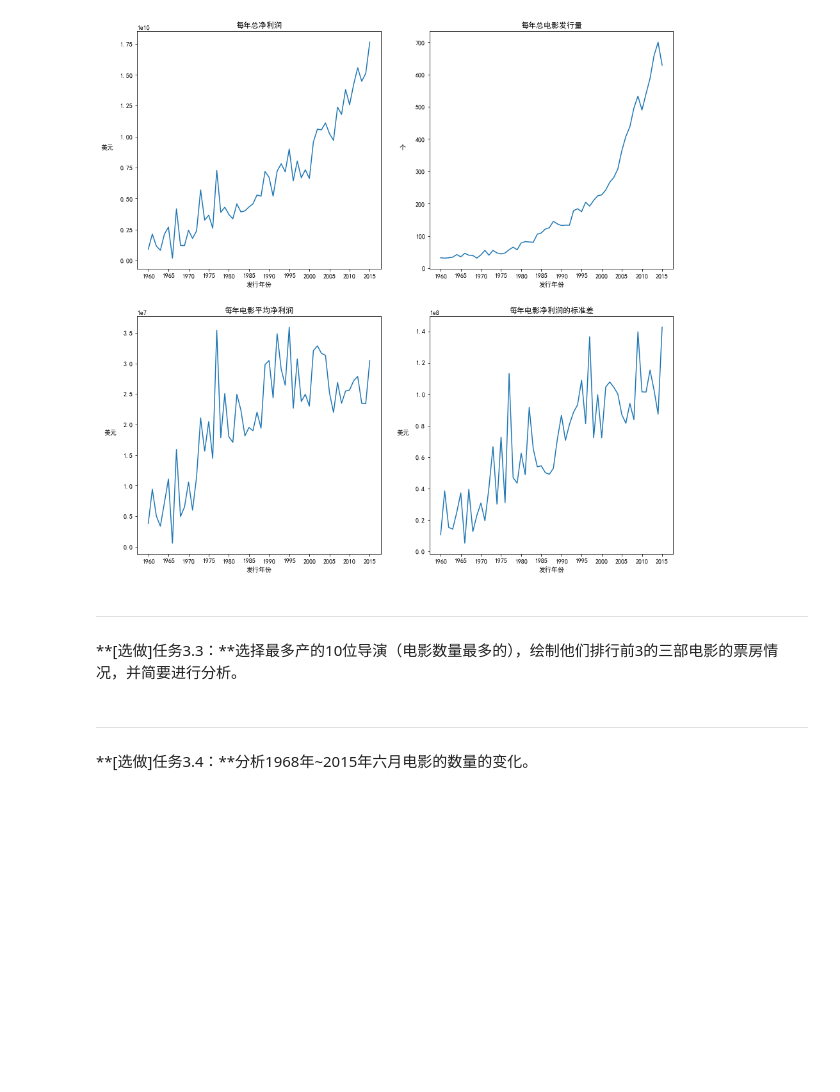
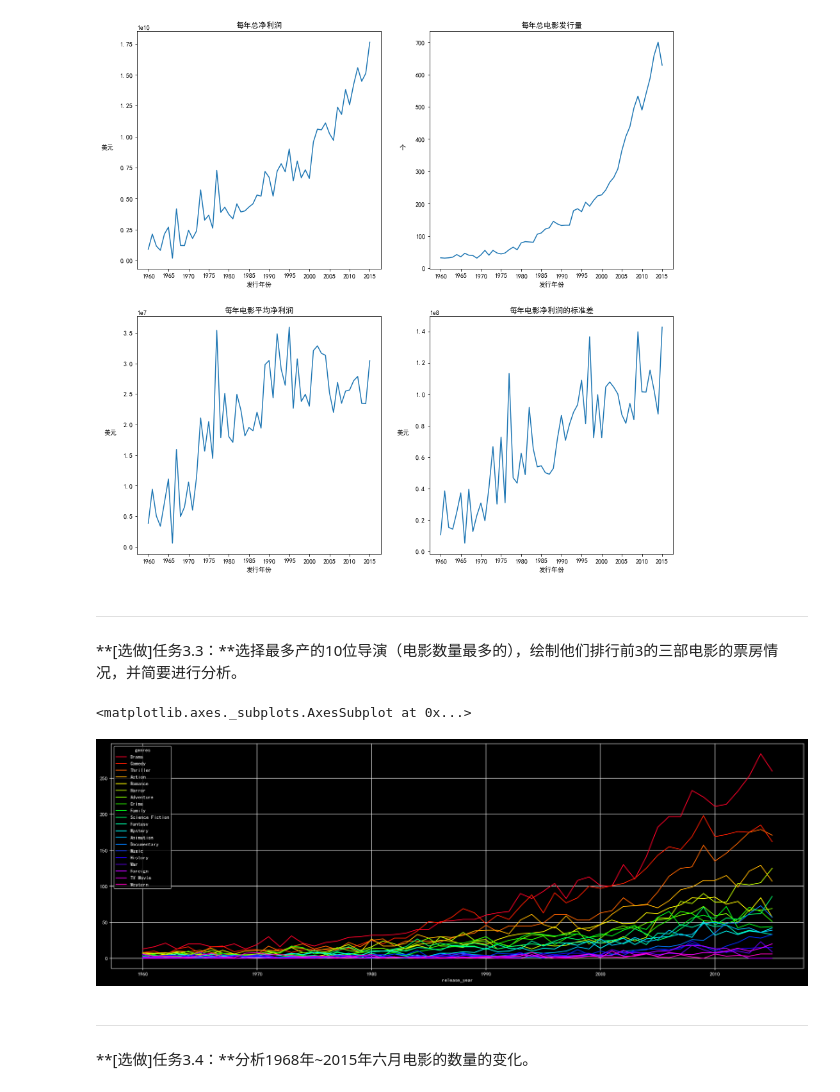
Before and after one commit to tianyuyang888/Explore_Movie_Dataset, a Jupyter notebook: Explore Movie Dataset.ipynb, the cells around one changed output. Cells and saved outputs as stored; diff of their text form; code cells hidden in the pictures; blank space fills up the shorter version.

```diff
--- a/Explore Movie Dataset.ipynb
+++ b/Explore Movie Dataset.ipynb
@@ -310,6 +310,21 @@ Text(0.5, 1.0, '每年电影净利润的标准差')
 ---
 
 **[选做]任务3.3：**选择最多产的10位导演（电影数量最多的），绘制他们排行前3的三部电影的票房情况，并简要进行分析。
+# %%
+#考察不同年份中, 不同电影类型的发行情况.
+%config InlineBackend.figure_format = 'retina'
+plt.style.use('dark_background')
+# 拆分
+df_genres = movie_data.drop('genres', axis=1).join(movie_data['genres'].str.split('|', expand=True).stack().reset_index(level=1, drop=True).rename('genres'))
+# 整理数据 (可以用display查看各个步骤)
+target_data = df_genres.groupby('genres')['release_year'].value_counts().unstack().fillna(0)
+target_data['sort_val'] = target_data.sum(axis=1)
+target_data = target_data.sort_values('sort_val', axis=0, ascending=False).drop('sort_val', axis=1)
+# 作图
+target_data.T.plot(colormap='gist_rainbow', figsize=(24, 8), grid=True)
+# %% [output]
+<matplotlib.axes._subplots.AxesSubplot at 0x...>
+[figure, added]
 # %% [markdown]
 ---
 
```
Also changed, not shown: parts of 1 cell of this notebook.
